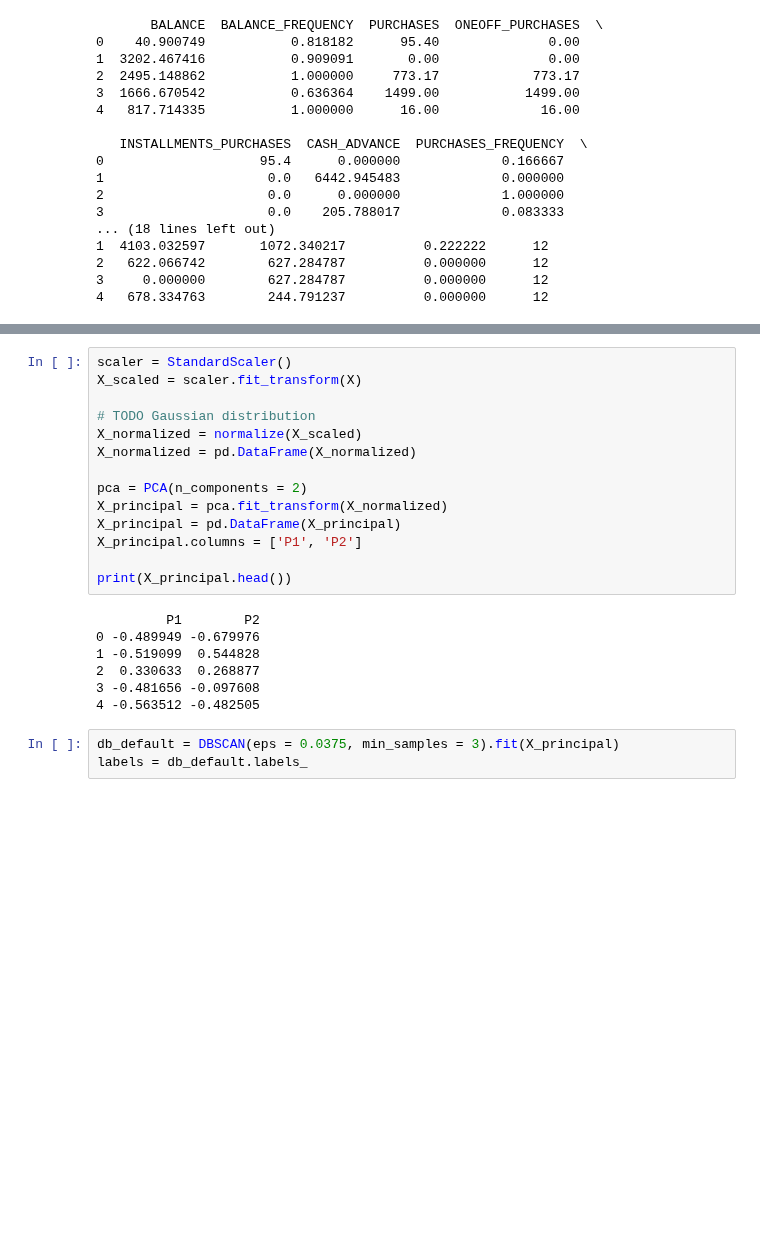
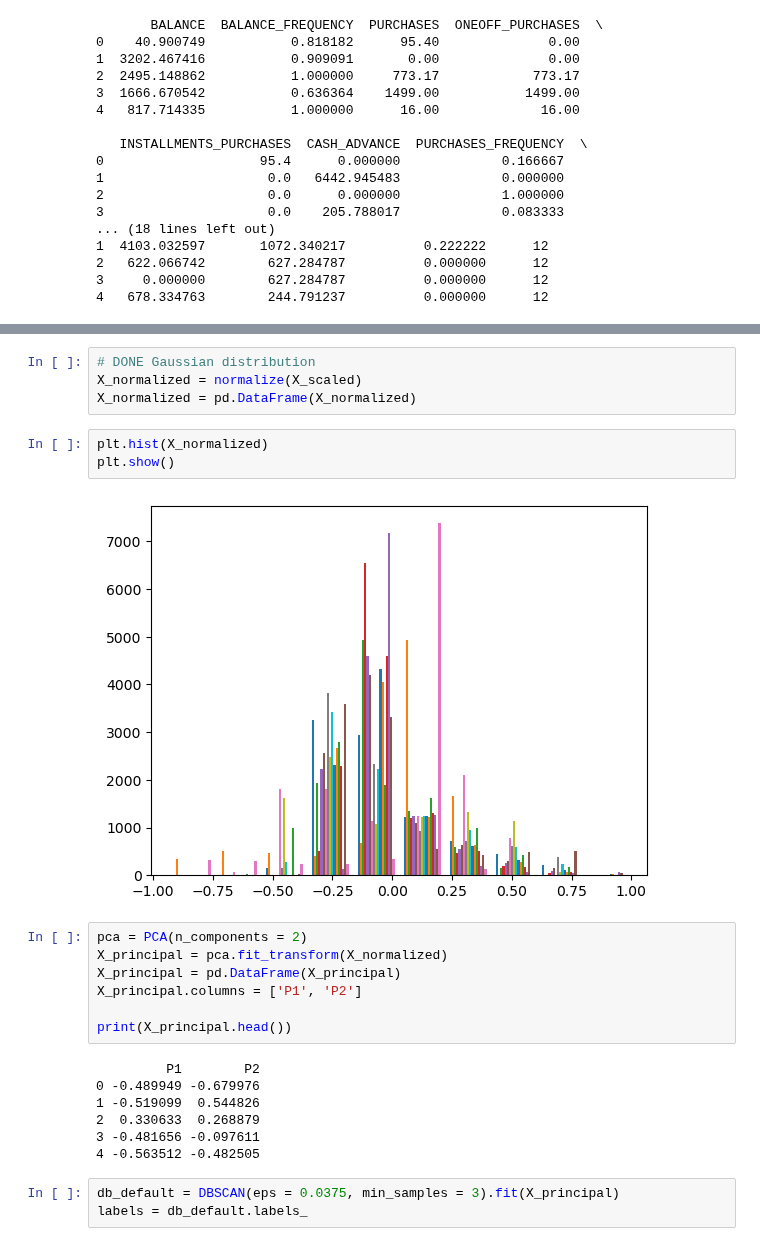
Before and after one commit to meticulousdev/Torch, a Jupyter notebook: chap03/results/dbscan_pca_example.ipynb, the cells around one changed output, grey strips where cells are left out. Cells and saved outputs as stored; diff of their text form; blank space fills up the shorter version.

Commit message:
Gaussian

```diff
--- a/chap03/results/dbscan_pca_example.ipynb
+++ b/chap03/results/dbscan_pca_example.ipynb
@@ -35,11 +43,13 @@ print(X.head())
+# %%
+# DONE Gaussian distribution
+X_normalized = normalize(X_scaled)
+X_normalized = pd.DataFrame(X_normalized)
+# %%
+plt.hist(X_normalized)
+plt.show()
+# %% [output]
+[figure, added]
 # %%
-scaler = StandardScaler()
-X_scaled = scaler.fit_transform(X)
-
-# TODO Gaussian distribution
-X_normalized = normalize(X_scaled)
-X_normalized = pd.DataFrame(X_normalized)
-
 pca = PCA(n_components = 2)
 X_principal = pca.fit_transform(X_normalized)
 X_principal = pd.DataFrame(X_principal)
@@ -49,9 +59,9 @@ print(X_principal.head())
 # %% [output]
          P1        P2
 0 -0.489949 -0.679976
-1 -0.519099  0.544828
-2  0.330633  0.268877
-3 -0.481656 -0.097608
+1 -0.519099  0.544826
+2  0.330633  0.268879
+3 -0.481656 -0.097611
 4 -0.563512 -0.482505
 # %%
 db_default = DBSCAN(eps = 0.0375, min_samples = 3).fit(X_principal)
```
Also changed, not shown: parts of 2 cells of this notebook, 1 other file.
